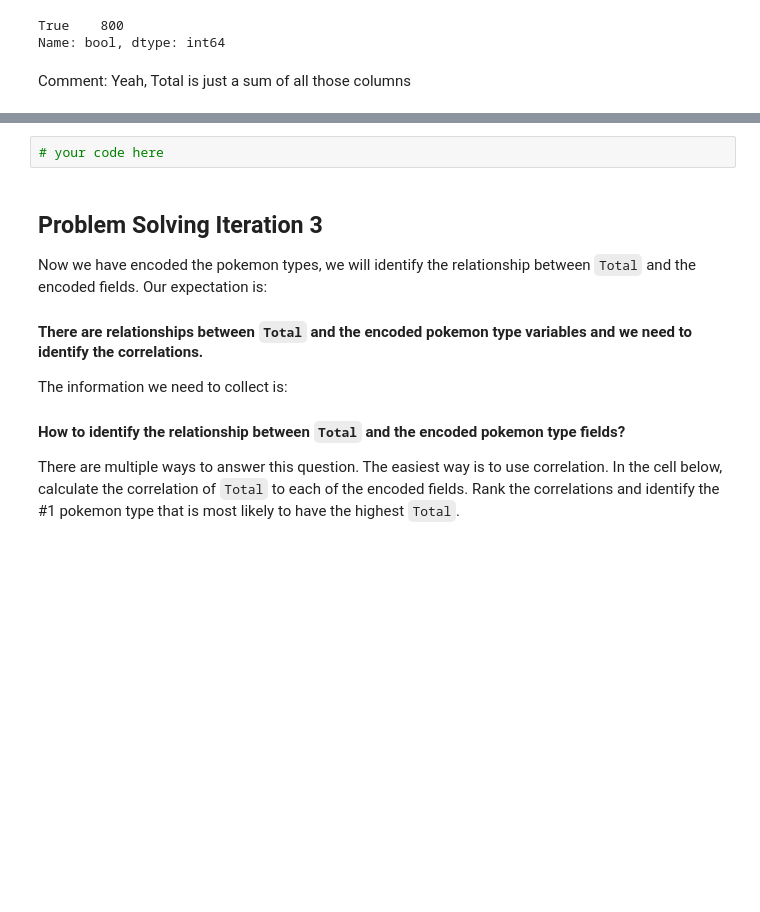
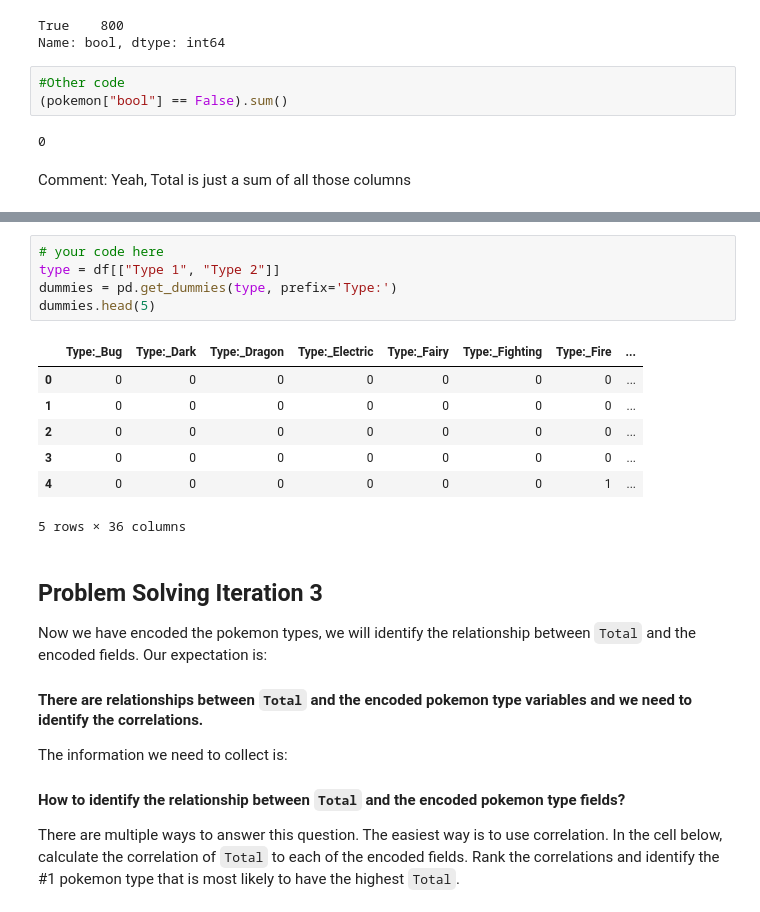
Before and after one commit to JonathonClegg/DAFT_0116, a Jupyter notebook: Module_1/Lab_29_Dataframe-Calculations/challenge-2.ipynb, the cells around one changed output, grey strips where cells are left out. Saved outputs shown, nothing was run; the diff lists cells and outputs as text; blank space fills up the shorter version.

```diff
--- a/Module_1/Lab_29_Dataframe-Calculations/challenge-2.ipynb
+++ b/Module_1/Lab_29_Dataframe-Calculations/challenge-2.ipynb
@@ -59,6 +67,11 @@ pokemon["bool"].value_counts()
 # %% [output]
 True    800
 Name: bool, dtype: int64
+# %%
+#Other code
+(pokemon["bool"] == False).sum()
+# %% [output]
+0
 # %% [markdown]
 Comment: Yeah, Total is just a sum of all those columns
 # %% [markdown]
@@ -89,8 +102,19 @@ For instance, if a pokemon has `Type 1` as `Poison` and `Type 2` as `Fire`, then
 The new numerical variables you create should look like below:
 
 ![One Hot Encoding](../images/one-hot-encoding.png)
-# %%
-# your code here
+# %%
+# your code here
+type = df[["Type 1", "Type 2"]]
+dummies = pd.get_dummies(type, prefix='Type:')
+dummies.head(5)
+# %% [output]
+|  | Type:_Bug | Type:_Dark | Type:_Dragon | Type:_Electric | Type:_Fairy | Type:_Fighting | Type:_Fire | ... |
+| 0 | 0 | 0 | 0 | 0 | 0 | 0 | 0 | ... |
+| 1 | 0 | 0 | 0 | 0 | 0 | 0 | 0 | ... |
+| 2 | 0 | 0 | 0 | 0 | 0 | 0 | 0 | ... |
+| 3 | 0 | 0 | 0 | 0 | 0 | 0 | 0 | ... |
+| 4 | 0 | 0 | 0 | 0 | 0 | 0 | 1 | ... |
+5 rows × 36 columns
 # %% [markdown]
 ## Problem Solving Iteration 3
 
```
Also changed, not shown: parts of 3 cells of this notebook, 4 other files.
